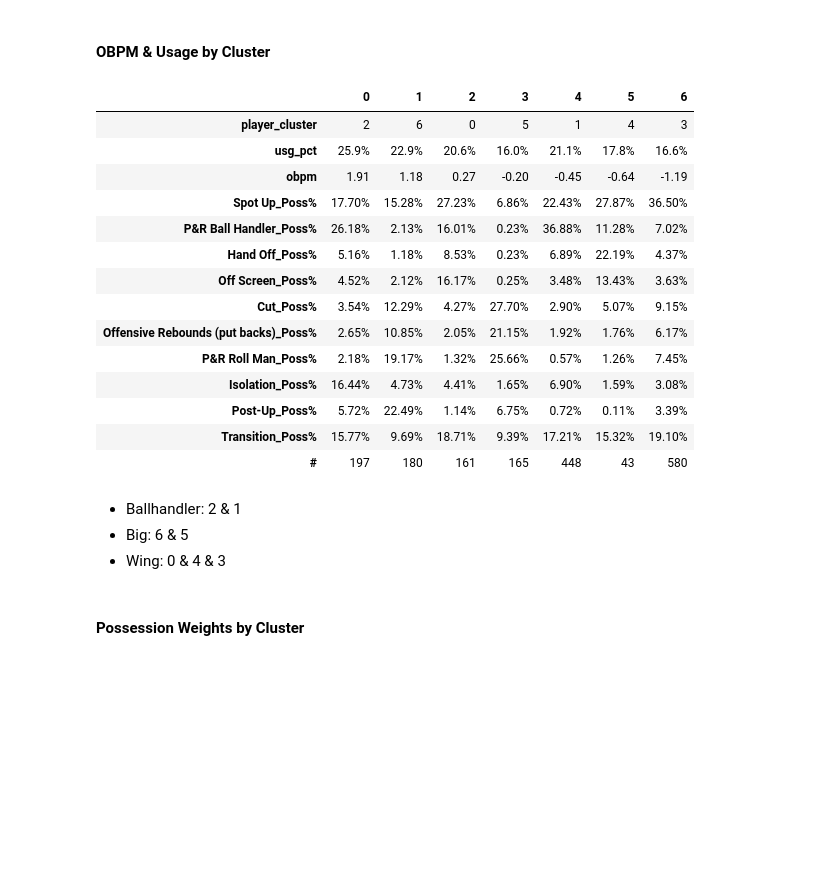
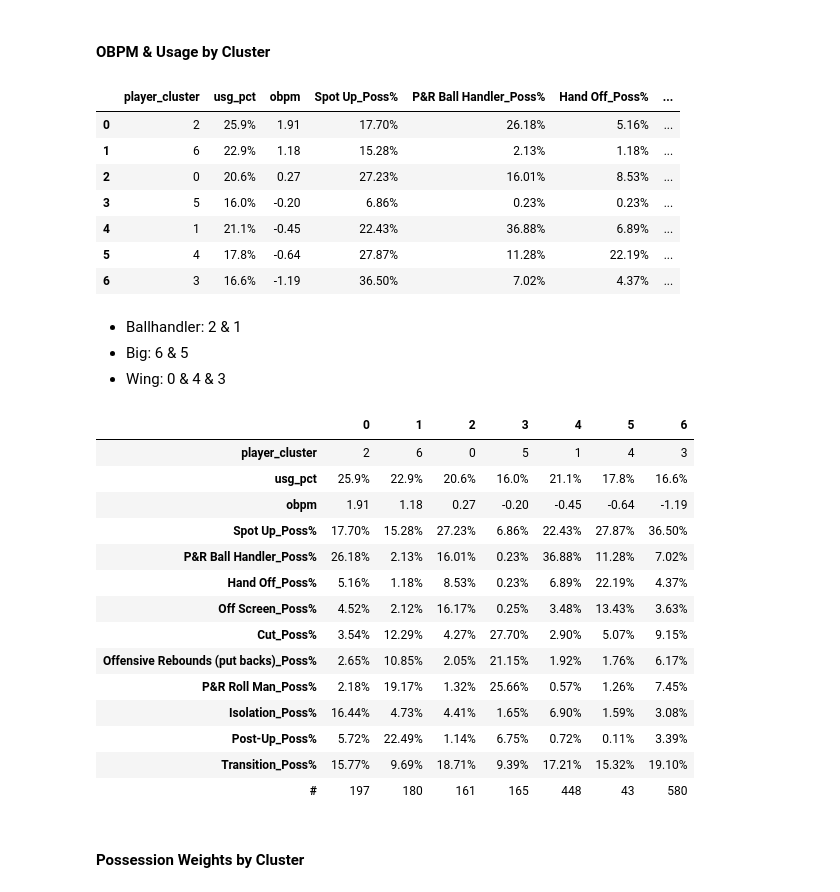
Before and after one commit to xulianrenzoku/synergy_clustering, a Jupyter notebook: nba_clustering_models.ipynb, the cells around one changed output. Cells and saved outputs as stored; diff of their text form; code cells hidden in the pictures; blank space fills up the shorter version.

```diff
--- a/nba_clustering_models.ipynb
+++ b/nba_clustering_models.ipynb
@@ -497,23 +497,16 @@ Name: Player, dtype: int64
 # %% [markdown]
 #### OBPM & Usage by Cluster
 # %%
-show_cluster_res(df, 'player_cluster')
+show_cluster_res(df, 'player_cluster').T
 # %% [output]
-|  | 0 | 1 | 2 | 3 | 4 | 5 | 6 |
-| player_cluster | 2 | 6 | 0 | 5 | 1 | 4 | 3 |
-| usg_pct | 25.9% | 22.9% | 20.6% | 16.0% | 21.1% | 17.8% | 16.6% |
-| obpm | 1.91 | 1.18 | 0.27 | -0.20 | -0.45 | -0.64 | -1.19 |
-| Spot Up_Poss% | 17.70% | 15.28% | 27.23% | 6.86% | 22.43% | 27.87% | 36.50% |
-| P&R Ball Handler_Poss% | 26.18% | 2.13% | 16.01% | 0.23% | 36.88% | 11.28% | 7.02% |
-| Hand Off_Poss% | 5.16% | 1.18% | 8.53% | 0.23% | 6.89% | 22.19% | 4.37% |
-| Off Screen_Poss% | 4.52% | 2.12% | 16.17% | 0.25% | 3.48% | 13.43% | 3.63% |
-| Cut_Poss% | 3.54% | 12.29% | 4.27% | 27.70% | 2.90% | 5.07% | 9.15% |
-| Offensive Rebounds (put backs)_Poss% | 2.65% | 10.85% | 2.05% | 21.15% | 1.92% | 1.76% | 6.17% |
-| P&R Roll Man_Poss% | 2.18% | 19.17% | 1.32% | 25.66% | 0.57% | 1.26% | 7.45% |
-| Isolation_Poss% | 16.44% | 4.73% | 4.41% | 1.65% | 6.90% | 1.59% | 3.08% |
-| Post-Up_Poss% | 5.72% | 22.49% | 1.14% | 6.75% | 0.72% | 0.11% | 3.39% |
-| Transition_Poss% | 15.77% | 9.69% | 18.71% | 9.39% | 17.21% | 15.32% | 19.10% |
-| # | 197 | 180 | 161 | 165 | 448 | 43 | 580 |
+|  | player_cluster | usg_pct | obpm | Spot Up_Poss% | P&R Ball Handler_Poss% | Hand Off_Poss% | ... |
+| 0 | 2 | 25.9% | 1.91 | 17.70% | 26.18% | 5.16% | ... |
+| 1 | 6 | 22.9% | 1.18 | 15.28% | 2.13% | 1.18% | ... |
+| 2 | 0 | 20.6% | 0.27 | 27.23% | 16.01% | 8.53% | ... |
+| 3 | 5 | 16.0% | -0.20 | 6.86% | 0.23% | 0.23% | ... |
+| 4 | 1 | 21.1% | -0.45 | 22.43% | 36.88% | 6.89% | ... |
+| 5 | 4 | 17.8% | -0.64 | 27.87% | 11.28% | 22.19% | ... |
+| 6 | 3 | 16.6% | -1.19 | 36.50% | 7.02% | 4.37% | ... |
 # %% [markdown]
 - Ballhandler: 2 & 1
 - Big: 6 & 5
@@ -525,3 +533,22 @@ cluster_dict = {2: 'Ballhandler', 1: 'Ballhandler',
+# %%
+show_cluster_res(df, 'player_cluster')\
+.style.applymap(color_cluster_pandas)
+# %% [output]
+|  | 0 | 1 | 2 | 3 | 4 | 5 | 6 |
+| player_cluster | 2 | 6 | 0 | 5 | 1 | 4 | 3 |
+| usg_pct | 25.9% | 22.9% | 20.6% | 16.0% | 21.1% | 17.8% | 16.6% |
+| obpm | 1.91 | 1.18 | 0.27 | -0.20 | -0.45 | -0.64 | -1.19 |
+| Spot Up_Poss% | 17.70% | 15.28% | 27.23% | 6.86% | 22.43% | 27.87% | 36.50% |
+| P&R Ball Handler_Poss% | 26.18% | 2.13% | 16.01% | 0.23% | 36.88% | 11.28% | 7.02% |
+| Hand Off_Poss% | 5.16% | 1.18% | 8.53% | 0.23% | 6.89% | 22.19% | 4.37% |
+| Off Screen_Poss% | 4.52% | 2.12% | 16.17% | 0.25% | 3.48% | 13.43% | 3.63% |
+| Cut_Poss% | 3.54% | 12.29% | 4.27% | 27.70% | 2.90% | 5.07% | 9.15% |
+| Offensive Rebounds (put backs)_Poss% | 2.65% | 10.85% | 2.05% | 21.15% | 1.92% | 1.76% | 6.17% |
+| P&R Roll Man_Poss% | 2.18% | 19.17% | 1.32% | 25.66% | 0.57% | 1.26% | 7.45% |
+| Isolation_Poss% | 16.44% | 4.73% | 4.41% | 1.65% | 6.90% | 1.59% | 3.08% |
+| Post-Up_Poss% | 5.72% | 22.49% | 1.14% | 6.75% | 0.72% | 0.11% | 3.39% |
+| Transition_Poss% | 15.77% | 9.69% | 18.71% | 9.39% | 17.21% | 15.32% | 19.10% |
+| # | 197 | 180 | 161 | 165 | 448 | 43 | 580 |
 # %% [markdown]
 #### Possession Weights by Cluster
 # %%
```
Also changed, not shown: parts of 10 cells of this notebook.
